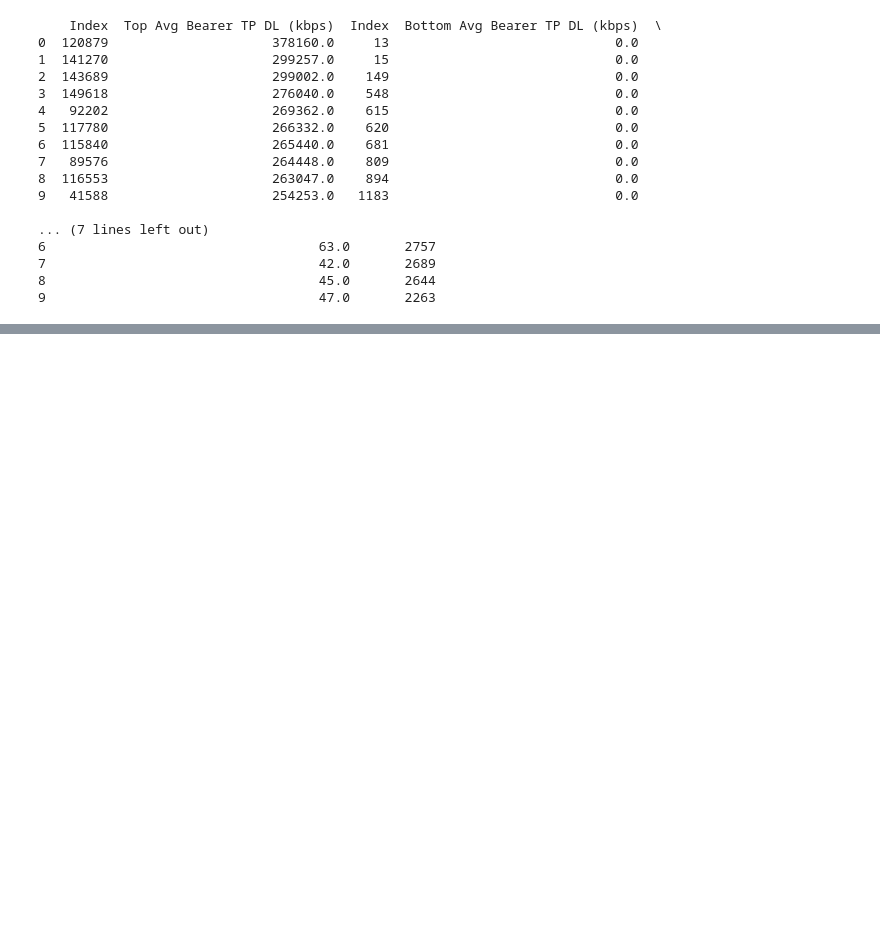
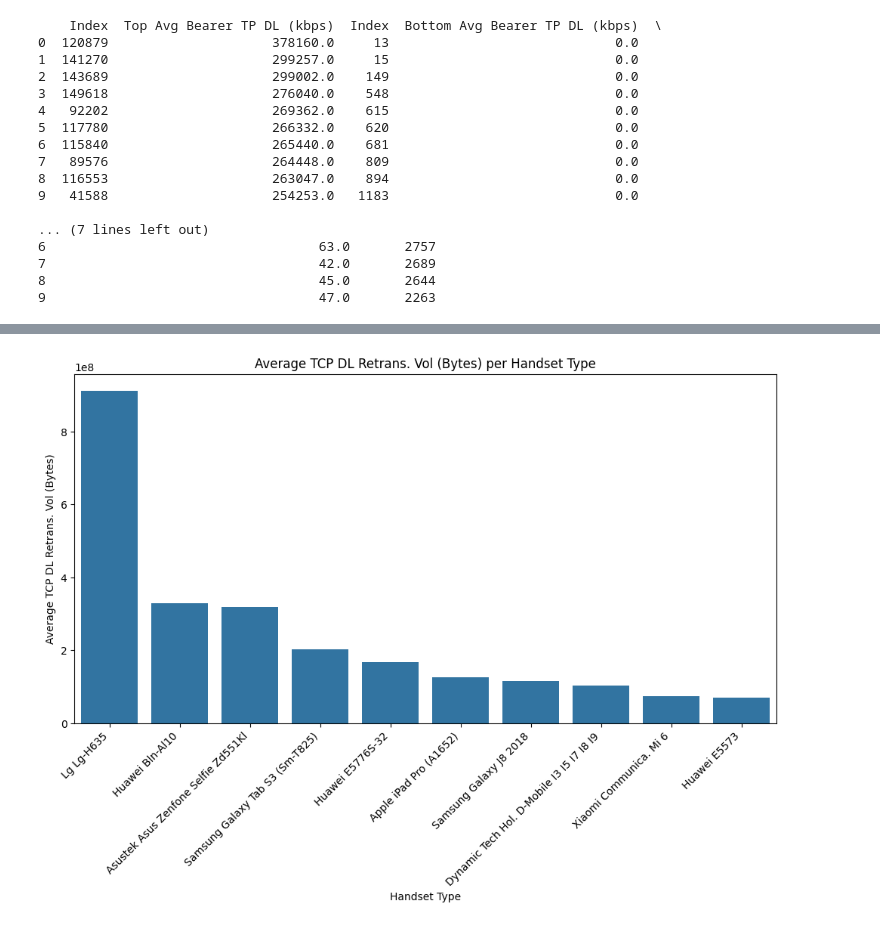
Before and after one commit to GetieBalew24/TellCo_Telecom_Analysis, a Jupyter notebook: notebooks/user_experience_analysis.ipynb, the cells around one changed output, grey strips where cells are left out. Saved outputs shown, nothing was run; the diff lists cells and outputs as text; code cells hidden in the pictures; blank space fills up the shorter version.

```diff
--- a/notebooks/user_experience_analysis.ipynb
+++ b/notebooks/user_experience_analysis.ipynb
@@ -147,0 +157,5 @@ print(throughput_dl_results_df)
+# %%
+# Top 10 Average TCP retransmission per handset type
+experience_analyzer.plot_top_10_tcp_retransmission(df)
+# %% [output]
+[figure, added]
```
Also changed, not shown: parts of 4 cells of this notebook, 1 other file.
